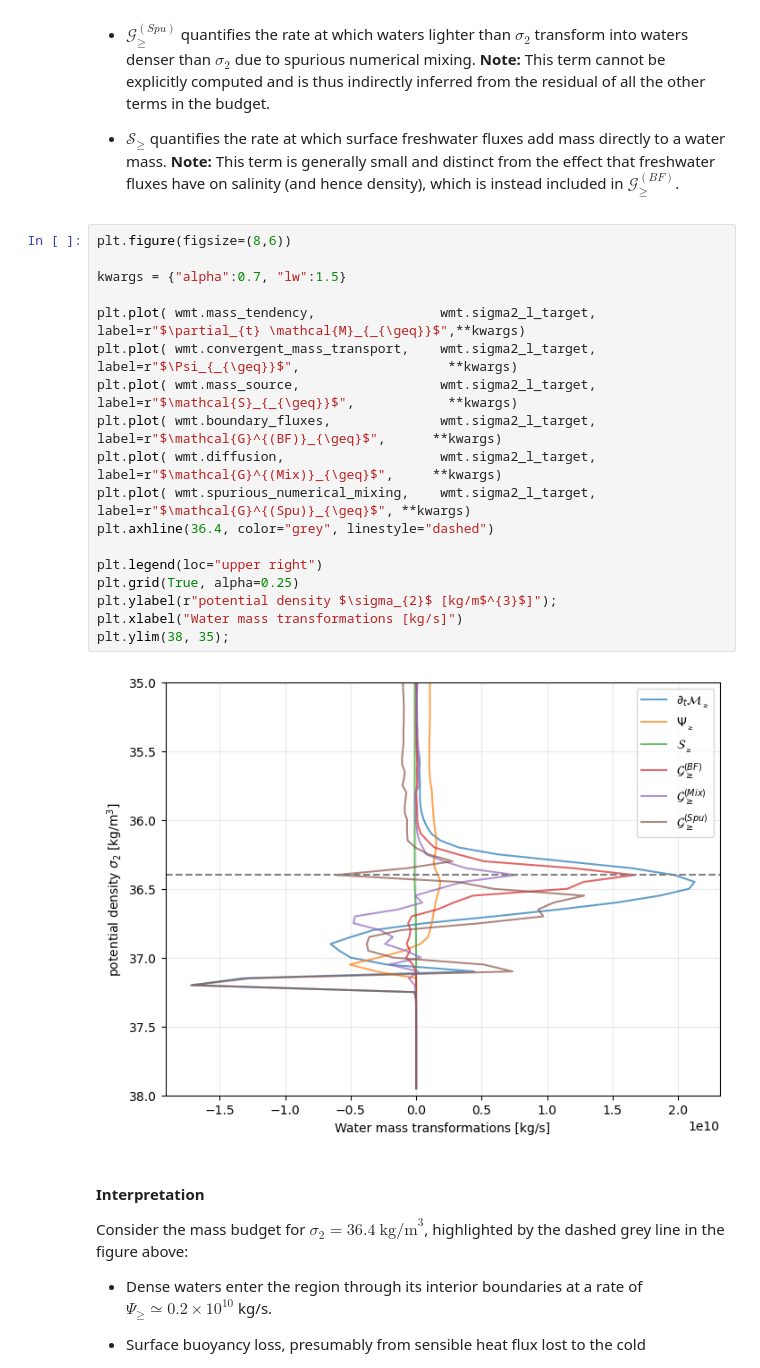
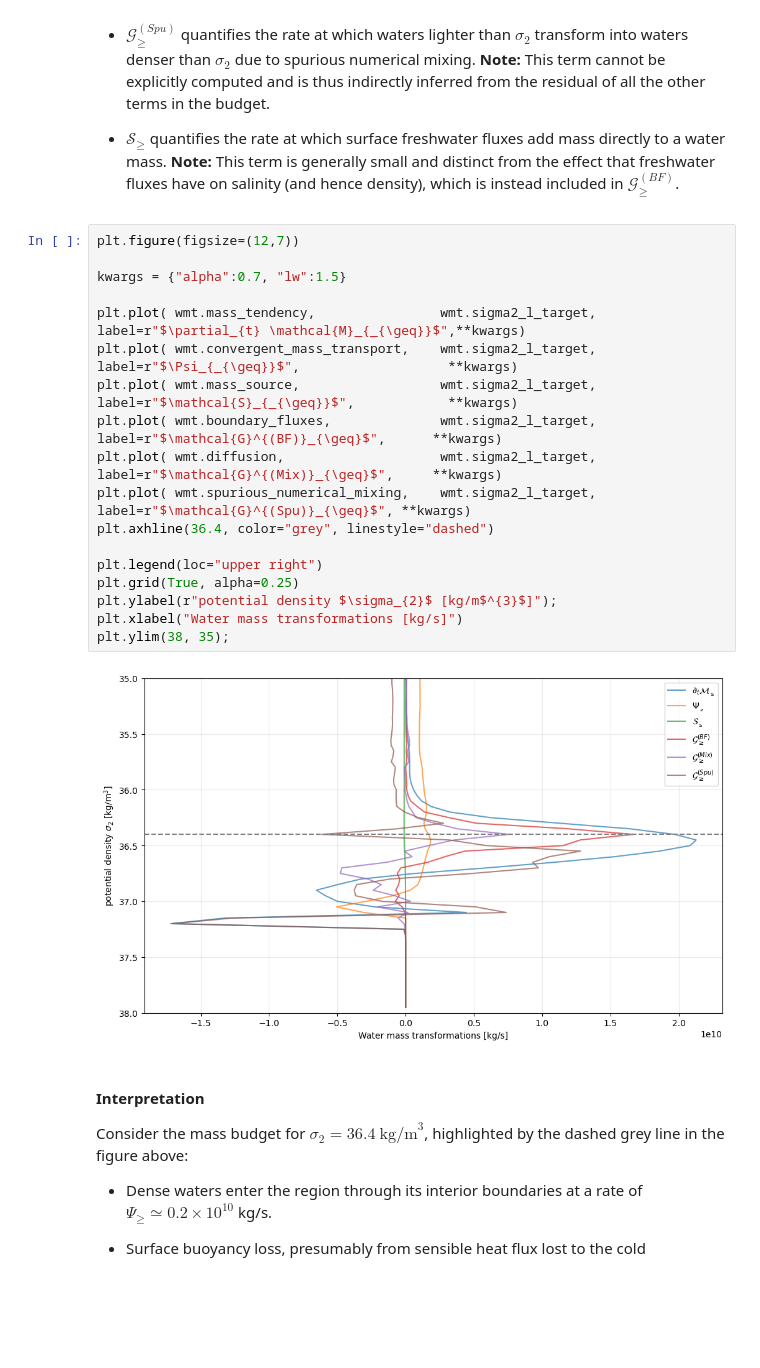
Before and after one commit to hdrake/xwmb_examples, a Jupyter notebook: examples/SOSE.ipynb, the cells around one changed output. Saved outputs shown, nothing was run; the diff lists cells and outputs as text; blank space fills up the shorter version.

```diff
--- a/examples/SOSE.ipynb
+++ b/examples/SOSE.ipynb
@@ -235,25 +235,25 @@ where:
 
 - $\mathcal{S}_{\geq}$ quantifies the rate at which surface freshwater fluxes add mass directly to a water mass. **Note:** This term is generally small and distinct from the effect that freshwater fluxes have on salinity (and hence density), which is instead included in $\mathcal{G}^{(BF)}_{\geq}$.
 # %%
-plt.figure(figsize=(8,6))
+plt.figure(figsize=(12,7))
 
 kwargs = {"alpha":0.7, "lw":1.5}
 
 plt.plot( wmt.mass_tendency,                wmt.sigma2_l_target, label=r"$\partial_{t} \mathcal{M}_{_{\geq}}$",**kwargs)
 plt.plot( wmt.convergent_mass_transport,    wmt.sigma2_l_target, label=r"$\Psi_{_{\geq}}$",                   **kwargs)
 plt.plot( wmt.mass_source,                  wmt.sigma2_l_target, label=r"$\mathcal{S}_{_{\geq}}$",            **kwargs)
 plt.plot( wmt.boundary_fluxes,              wmt.sigma2_l_target, label=r"$\mathcal{G}^{(BF)}_{\geq}$",      **kwargs)
 plt.plot( wmt.diffusion,                    wmt.sigma2_l_target, label=r"$\mathcal{G}^{(Mix)}_{\geq}$",     **kwargs)
 plt.plot( wmt.spurious_numerical_mixing,    wmt.sigma2_l_target, label=r"$\mathcal{G}^{(Spu)}_{\geq}$", **kwargs)
 plt.axhline(36.4, color="grey", linestyle="dashed")
 
 plt.legend(loc="upper right")
 plt.grid(True, alpha=0.25)
 plt.ylabel(r"potential density $\sigma_{2}$ [kg/m$^{3}$]");
 plt.xlabel("Water mass transformations [kg/s]")
 plt.ylim(38, 35);
 # %% [output]
-[figure, old version]
+[figure, new version]
 # %% [markdown]
 #### Interpretation
 
```
Also changed, not shown: parts of 9 cells of this notebook, 3 other files.
